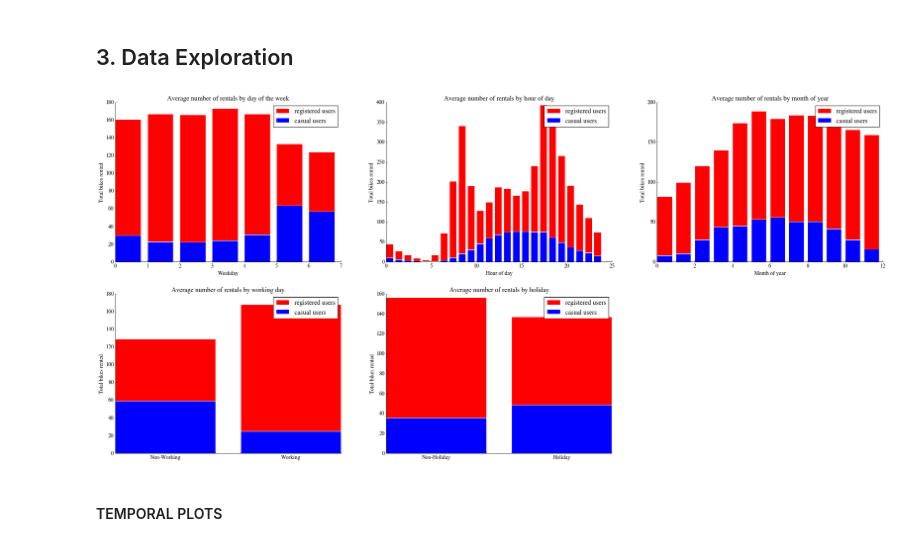
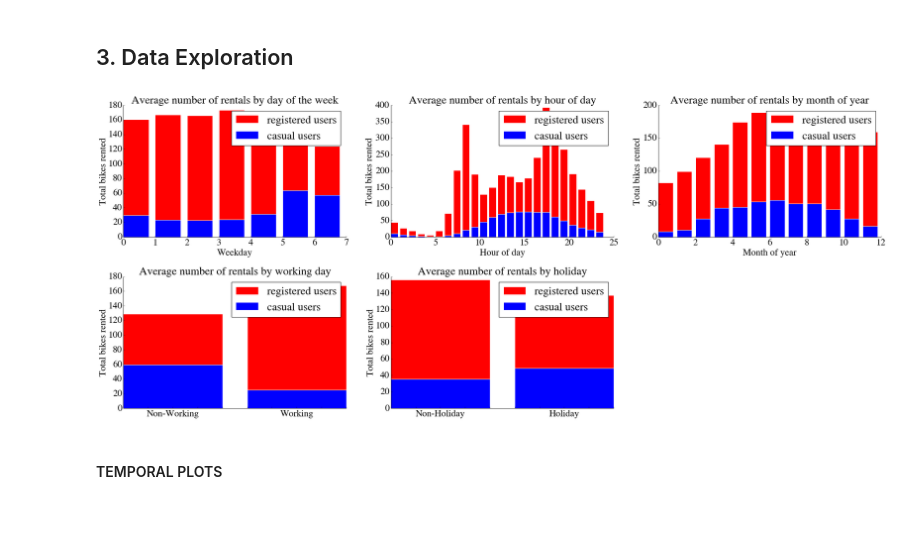
Before and after one commit to fraser-campbell/Machine-Learning-Projects, a Jupyter notebook: Bike Sharing/Bike Sharing.ipynb, the cells around one changed output. Drawn from its saved outputs; the diff is of its cells as text; code cells hidden in the pictures; blank space fills up the shorter version.

Commit message:
increased font on plots

```diff
--- a/Bike Sharing/Bike Sharing.ipynb
+++ b/Bike Sharing/Bike Sharing.ipynb
@@ -21,7 +21,7 @@ rcParams['figure.dpi'] = 150
 rcParams['axes.color_cycle'] = dark2_colors
 rcParams['lines.linewidth'] = 2
 rcParams['axes.facecolor'] = 'white'
-rcParams['font.size'] = 14
+rcParams['font.size'] = 24
 rcParams['patch.edgecolor'] = 'white'
 rcParams['patch.facecolor'] = dark2_colors[0]
 rcParams['font.family'] = 'StixGeneral'
@@ -146,7 +146,8 @@ finalDF.head()
 # %% [markdown]
 ## 3. Data Exploration
 # %%
-fig, axes=plt.subplots(figsize=(35, 16), nrows=2, ncols=3)
+fig, axes=plt.subplots(figsize=(35, 14), nrows=2, ncols=3)
+fig.subplots_adjust(hspace = 0.3)
 
 sum_dataREG = data.groupby('weekday').registered.sum()
 count_dataREG = data.groupby('weekday').registered.count()
@@ -203,34 +204,34 @@ sum_dataCAS = data.groupby('workingday').casual.sum()
 count_dataCAS = data.groupby('workingday').casual.count()
 average_dataCAS = sum_dataCAS / count_dataCAS
 index = np.arange(len(sum_dataCAS))
 axes[1][0].bar(index, average_dataREG, color = "r", label = "registered users")
 axes[1][0].bar(index, average_dataCAS, color = "b", label = "casual users")
 remove_border()
 axes[1][0].set_ylabel("Total bikes rented")
 axes[1][0].set_title("Average number of rentals by working day")
 axes[1][0].legend()
 axes[1][0].axes.set_xticklabels(["","","Non-Working","","","","","Working"])
 remove_border(axes[1][0])
 
 sum_dataREG = data.groupby('holiday').registered.sum()
 count_dataREG = data.groupby('holiday').registered.count()
 average_dataREG = sum_dataREG / count_dataREG
 sum_dataCAS = data.groupby('holiday').casual.sum()
 count_dataCAS = data.groupby('holiday').casual.count()
 average_dataCAS = sum_dataCAS / count_dataCAS
 index = np.arange(len(sum_dataCAS))
 axes[1][1].bar(index, average_dataREG, color = "r", label = "registered users")
 axes[1][1].bar(index, average_dataCAS, color = "b", label = "casual users")
 remove_border()
 axes[1][1].set_ylabel("Total bikes rented")
 axes[1][1].set_title("Average number of rentals by holiday")
 axes[1][1].legend()
 axes[1][1].axes.set_xticklabels(["","","Non-Holiday","","","","","Holiday"])
 remove_border(axes[1][1])
 
 fig.delaxes(axes[1][2])
 # %% [output]
-[figure, old version]
+[figure, new version]
 # %% [markdown]
 #### TEMPORAL PLOTS
 # %% [markdown]
```
Also changed, not shown: parts of 2 cells of this notebook.
